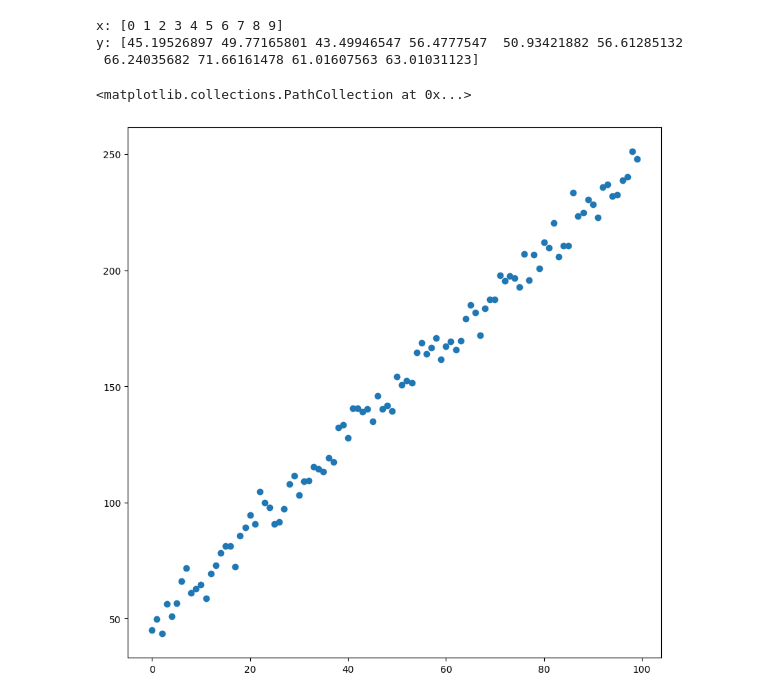
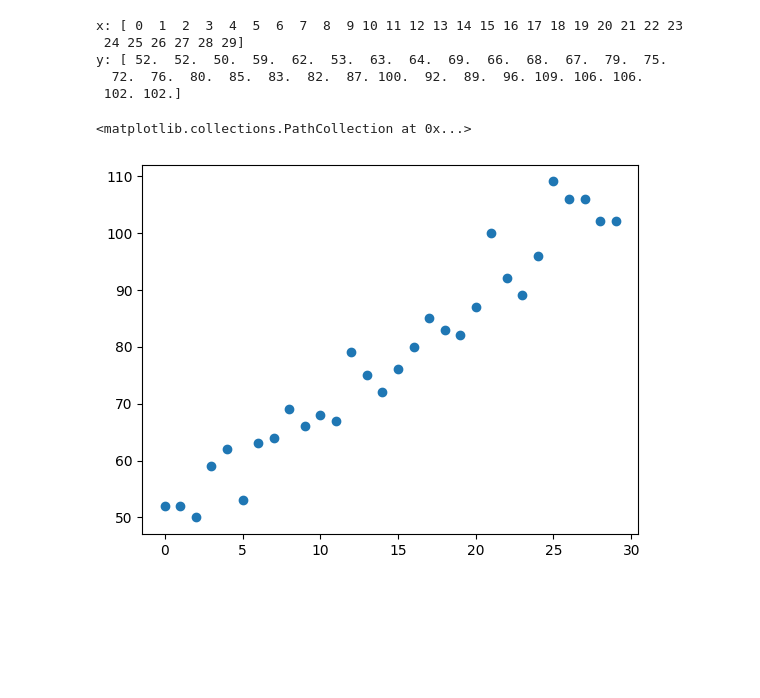
Before and after one commit to eniompw/LinearRegressionGradientDescent, a Jupyter notebook: Gradient_Descent_from_Scratch.ipynb, the cells around one changed output. Cells and saved outputs as stored; diff of their text form; code cells hidden in the pictures; blank space fills up the shorter version.

```diff
--- a/Gradient_Descent_from_Scratch.ipynb
+++ b/Gradient_Descent_from_Scratch.ipynb
@@ -4,25 +4,27 @@
 # Importing Libraries
 import numpy as np
 
+n = 30              # number of data points
 # Data y = 2x + 50
-x = np.arange(100)		# 200 causes an overflow in training
+x = np.arange(n)		# 200 causes an overflow in training
 y = 2 * x + 50
 # Add Gaussian noise to data
-noise = np.random.normal(0, 5, 100)
-y = y + noise
+noise = np.random.normal(0, 5, n)
+y = y + np.round(noise)
 
 # Print first 10 values
-print("x:", x[0:10])
-print("y:", y[0:10])
+print("x:", x)
+print("y:", y)
 # %% [output]
-x: [0 1 2 3 4 5 6 7 8 9]
-y: [45.19526897 49.77165801 43.49946547 56.4777547  50.93421882 56.61285132
- 66.24035682 71.66161478 61.01607563 63.01031123]
+x: [ 0  1  2  3  4  5  6  7  8  9 10 11 12 13 14 15 16 17 18 19 20 21 22 23
+ 24 25 26 27 28 29]
+y: [ 52.  52.  50.  59.  62.  53.  63.  64.  69.  66.  68.  67.  79.  75.
+  72.  76.  80.  85.  83.  82.  87. 100.  92.  89.  96. 109. 106. 106.
+ 102. 102.]
 # %%
 # Draw all Data points
 import matplotlib.pyplot as plt
-plt.figure(figsize=(10,10))
 plt.scatter(x,y)
 # %% [output]
 <matplotlib.collections.PathCollection at 0x...>
-[figure, old version]
+[figure, new version]
```
Also changed, not shown: parts of 7 cells of this notebook.
